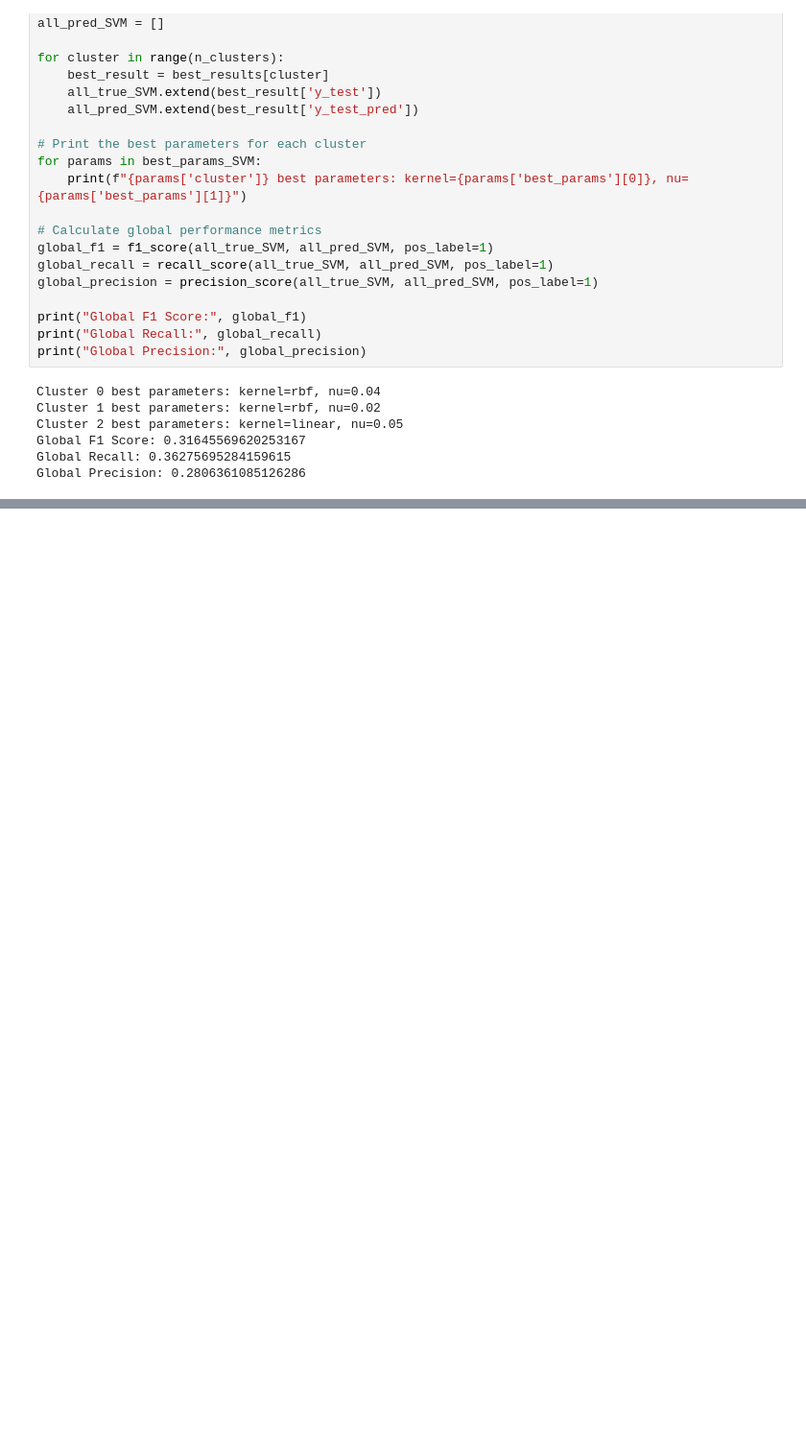
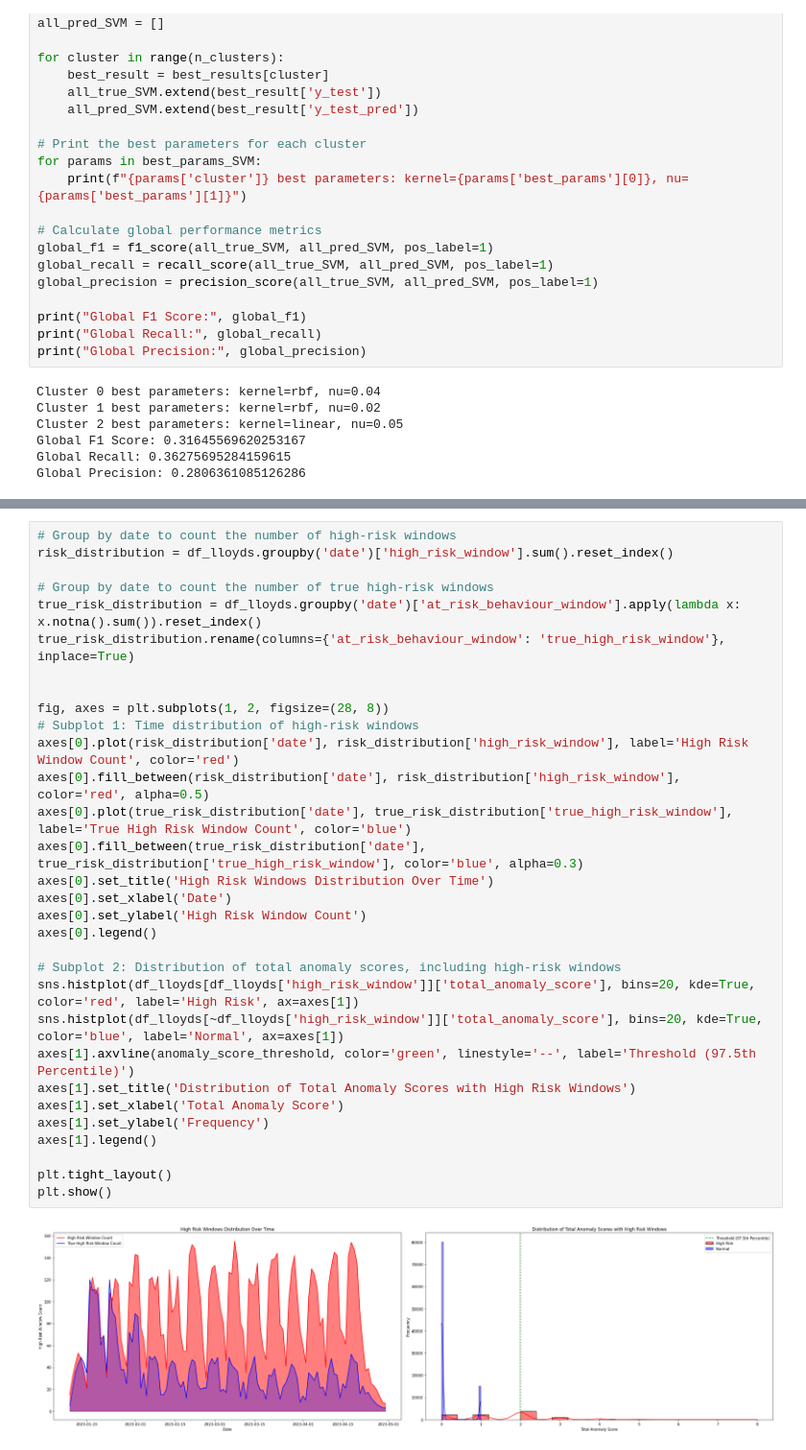
Before and after one commit to XinyiLuo-917/Proj01-Lloyds-Bank-anomalise-detection, a Jupyter notebook: Proj01-Lloyds bank risk detection.ipynb, the cells around one changed output, grey strips where cells are left out. Shown at 96% size. Saved outputs shown, nothing was run; the diff lists cells and outputs as text; blank space fills up the shorter version.

```diff
--- a/Proj01-Lloyds bank risk detection.ipynb
+++ b/Proj01-Lloyds bank risk detection.ipynb
@@ -863,0 +976,33 @@ results_df_SVM.head(10)
+# %%
+# Group by date to count the number of high-risk windows
+risk_distribution = df_lloyds.groupby('date')['high_risk_window'].sum().reset_index()
+
+# Group by date to count the number of true high-risk windows
+true_risk_distribution = df_lloyds.groupby('date')['at_risk_behaviour_window'].apply(lambda x: x.notna().sum()).reset_index()
+true_risk_distribution.rename(columns={'at_risk_behaviour_window': 'true_high_risk_window'}, inplace=True)
+
+
+fig, axes = plt.subplots(1, 2, figsize=(28, 8))
+# Subplot 1: Time distribution of high-risk windows
+axes[0].plot(risk_distribution['date'], risk_distribution['high_risk_window'], label='High Risk Window Count', color='red')
+axes[0].fill_between(risk_distribution['date'], risk_distribution['high_risk_window'], color='red', alpha=0.5)
+axes[0].plot(true_risk_distribution['date'], true_risk_distribution['true_high_risk_window'], label='True High Risk Window Count', color='blue')
+axes[0].fill_between(true_risk_distribution['date'], true_risk_distribution['true_high_risk_window'], color='blue', alpha=0.3)
+axes[0].set_title('High Risk Windows Distribution Over Time')
+axes[0].set_xlabel('Date')
+axes[0].set_ylabel('High Risk Window Count')
+axes[0].legend()
+
+# Subplot 2: Distribution of total anomaly scores, including high-risk windows
+sns.histplot(df_lloyds[df_lloyds['high_risk_window']]['total_anomaly_score'], bins=20, kde=True, color='red', label='High Risk', ax=axes[1])
+sns.histplot(df_lloyds[~df_lloyds['high_risk_window']]['total_anomaly_score'], bins=20, kde=True, color='blue', label='Normal', ax=axes[1])
+axes[1].axvline(anomaly_score_threshold, color='green', linestyle='--', label='Threshold (97.5th Percentile)')
+axes[1].set_title('Distribution of Total Anomaly Scores with High Risk Windows')
+axes[1].set_xlabel('Total Anomaly Score')
+axes[1].set_ylabel('Frequency')
+axes[1].legend()
+
+plt.tight_layout()
+plt.show()
+# %% [output]
+[figure, added]
```
Also changed, not shown: parts of 7 cells of this notebook.
